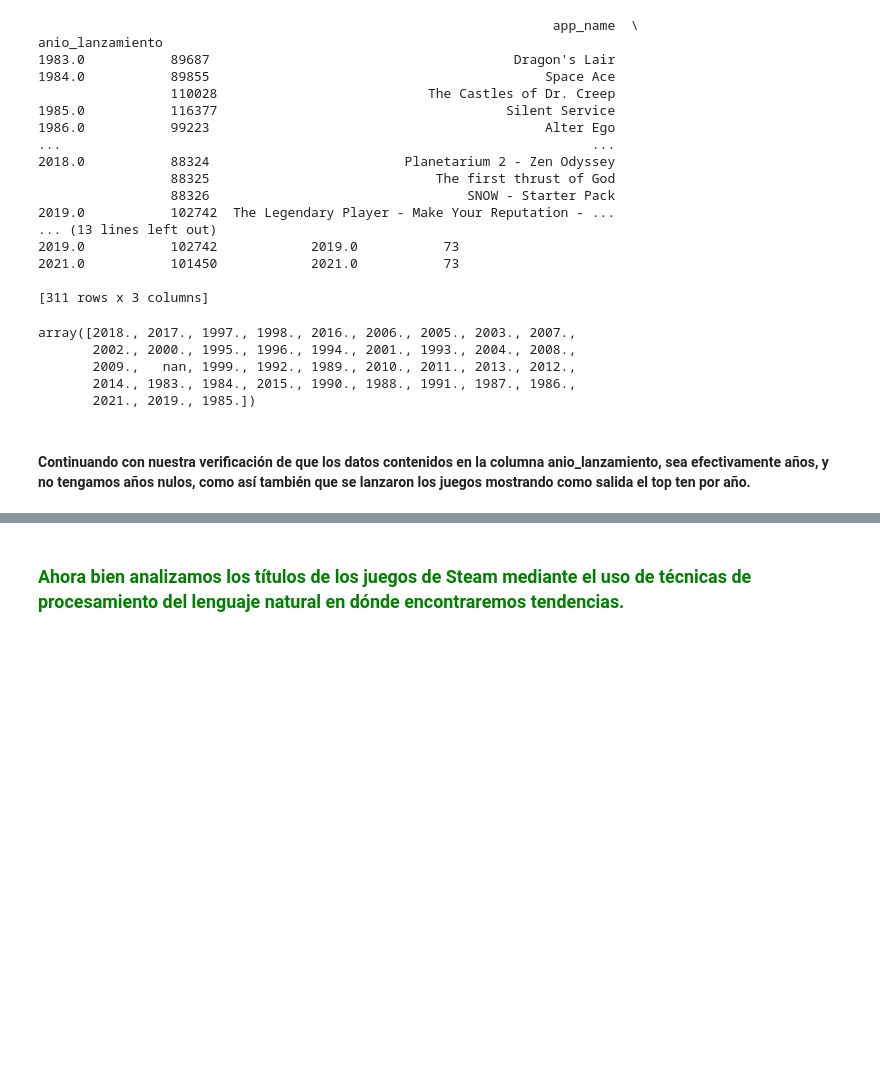
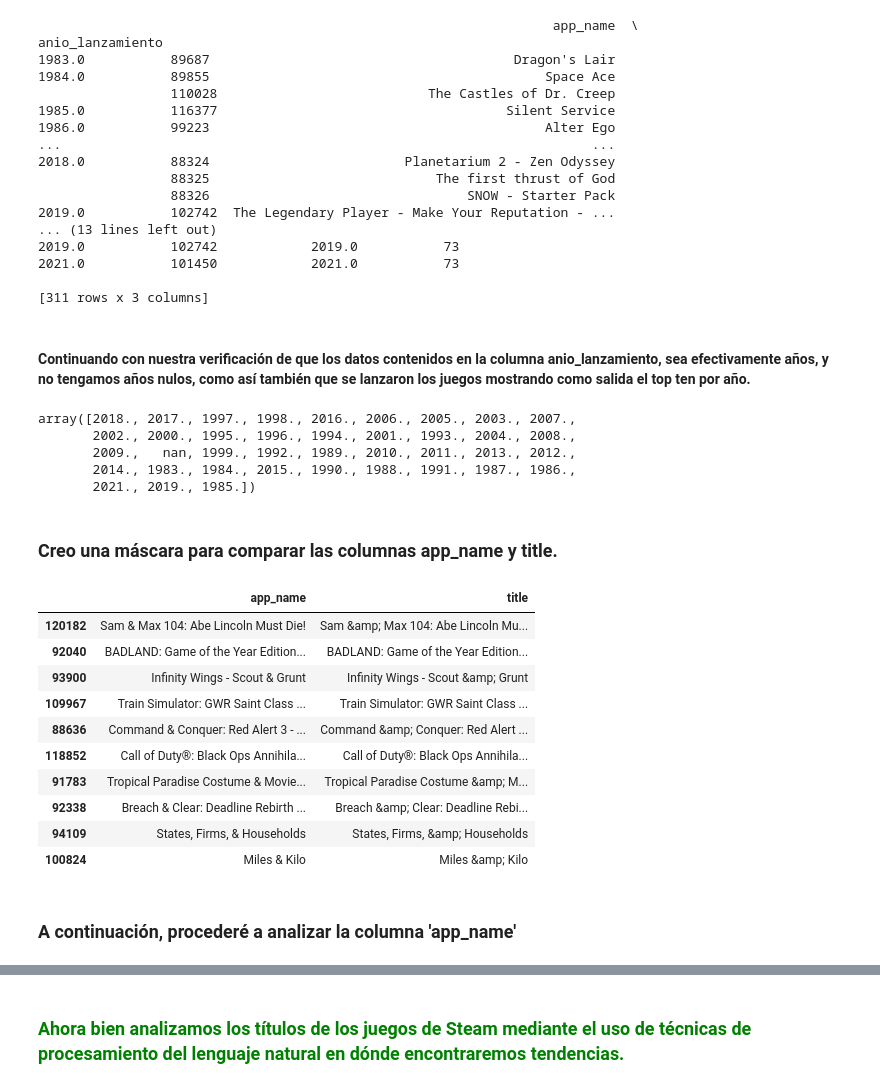
Before and after one commit to JavierEdgarEsteban77/MVP-Steam, a Jupyter notebook: 1erPIMLOPS_JEE.ipynb, the cells around one changed output, grey strips where cells are left out. Cells and saved outputs as stored; diff of their text form; code cells hidden in the pictures; blank space fills up the shorter version.

```diff
--- a/1erPIMLOPS_JEE.ipynb
+++ b/1erPIMLOPS_JEE.ipynb
@@ -442,6 +469,8 @@ anio_lanzamiento
 2021.0           101450            2021.0           73
 
 [311 rows x 3 columns]
+# %% [markdown]
+#### Continuando con nuestra verificación de que los datos contenidos en la columna anio_lanzamiento, sea efectivamente años, y no tengamos años nulos, como así también que se lanzaron los juegos mostrando como salida el top ten por año.
 # %%
 # Verifico
 df_steam_games['anio_lanzamiento'].unique()
@@ -451,5 +480,29 @@ array([2018., 2017., 1997., 1998., 2016., 2006., 2005., 2003., 2007.,
        2009.,   nan, 1999., 1992., 1989., 2010., 2011., 2013., 2012.,
        2014., 1983., 1984., 2015., 1990., 1988., 1991., 1987., 1986.,
        2021., 2019., 1985.])
-# %% [markdown]
-#### Continuando con nuestra verificación de que los datos contenidos en la columna anio_lanzamiento, sea efectivamente años, y no tengamos años nulos, como así también que se lanzaron los juegos mostrando como salida el top ten por año.
+# %% [markdown]
+### Creo una máscara para comparar las columnas app_name y title.
+# %%
+# Filtro filas sin nulos en app_name o title.
+df_steam_games = df_steam_games[(df_steam_games.app_name.notna()) & (df_steam_games.title.notna())]
+
+# Hago una mascara cuando app_name sea diferente a title.
+diferentes = (df_steam_games["app_name"] != df_steam_games["title"])
+
+# Obtengo los indices True de diferentes.
+indices_true = diferentes.index[diferentes]
+
+# Visualizo algunos resultados después de aplicar los filtros.
+df_steam_games.loc[indices_true, ["app_name", "title"]].sample(10)
+# %% [output]
+|  | app_name | title |
+| 120182 | Sam & Max 104: Abe Lincoln Must Die! | Sam &amp; Max 104: Abe Lincoln Mu... |
+| 92040 | BADLAND: Game of the Year Edition... | BADLAND: Game of the Year Edition... |
+| 93900 | Infinity Wings - Scout & Grunt | Infinity Wings - Scout &amp; Grunt |
+| 109967 | Train Simulator: GWR Saint Class ... | Train Simulator: GWR Saint Class ... |
+| 88636 | Command & Conquer: Red Alert 3 - ... | Command &amp; Conquer: Red Alert ... |
+| 118852 | Call of Duty®: Black Ops Annihila... | Call of Duty®: Black Ops Annihila... |
+| 91783 | Tropical Paradise Costume & Movie... | Tropical Paradise Costume &amp; M... |
+| 92338 | Breach & Clear: Deadline Rebirth ... | Breach &amp; Clear: Deadline Rebi... |
+| 94109 | States, Firms, & Households | States, Firms, &amp; Households |
+| 100824 | Miles & Kilo | Miles &amp; Kilo |
@@ -455,0 +512,2 @@ array([2018., 2017., 1997., 1998., 2016., 2006., 2005., 2003., 2007.,
+# %% [markdown]
+### A continuación, procederé a analizar la columna 'app_name'
```
Also changed, not shown: parts of 18 cells of this notebook, 1 other file.
